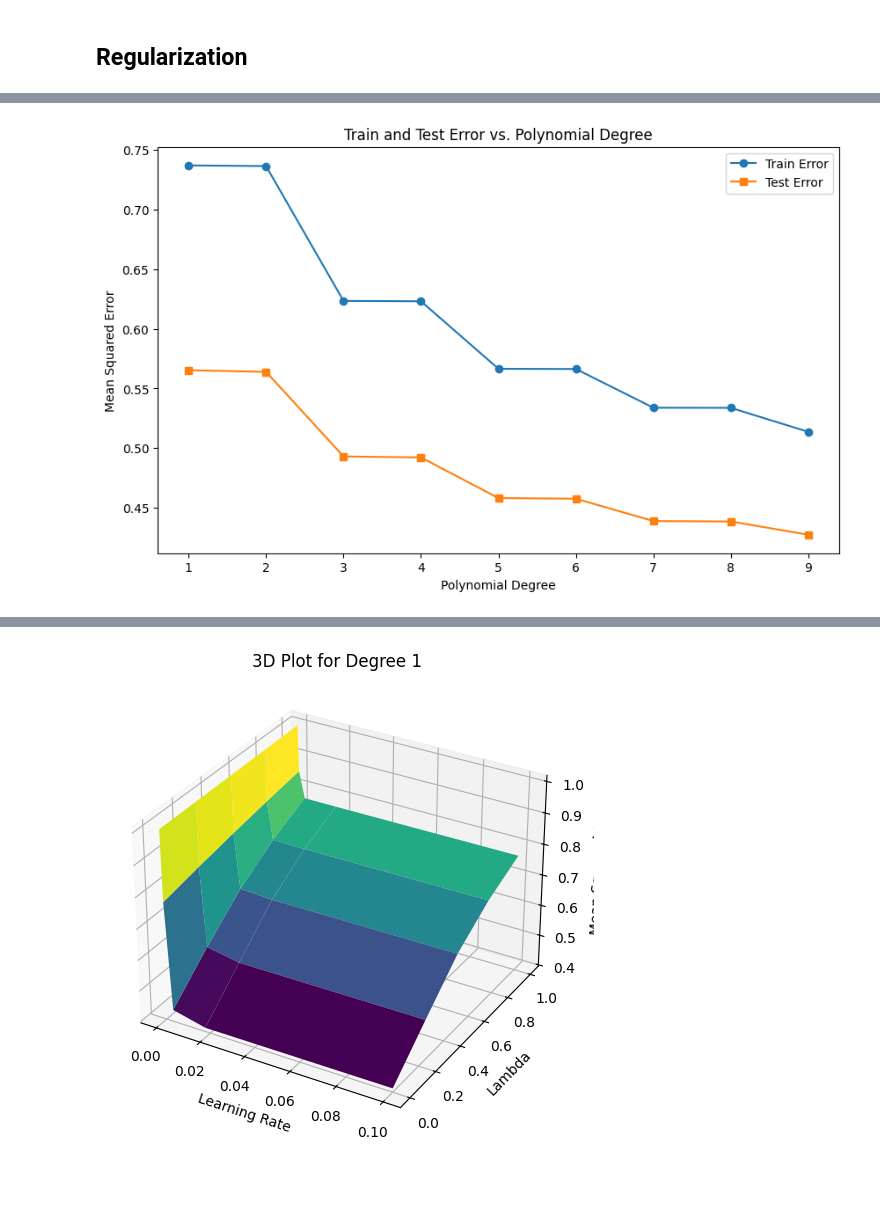
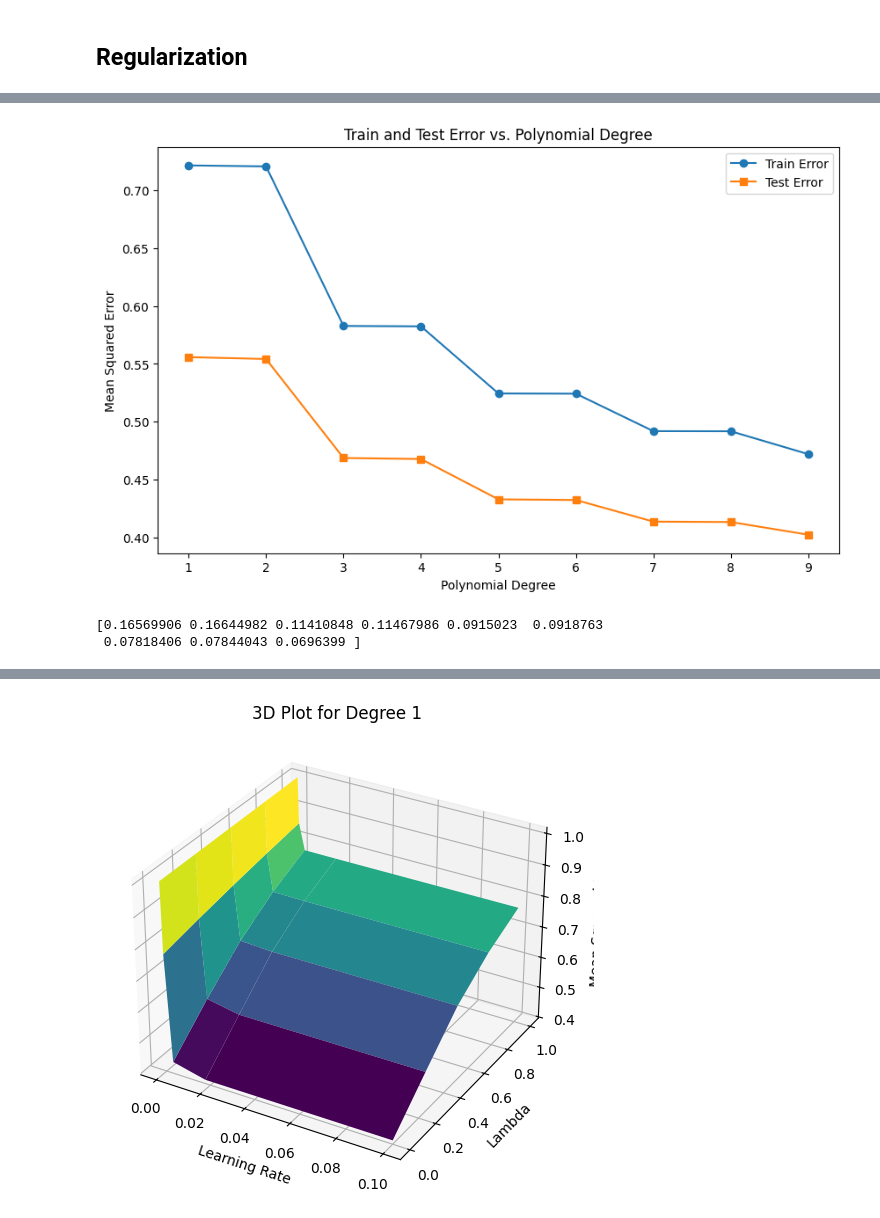
Before and after one commit to RastogiAdit/FODS-Assignment_1, a Jupyter notebook: Assignment-1.ipynb, the cells around one changed output, grey strips where cells are left out. Cells and saved outputs as stored; diff of their text form; code cells hidden in the pictures; blank space fills up the shorter version.

```diff
--- a/Assignment-1.ipynb
+++ b/Assignment-1.ipynb
@@ -229,0 +239,17 @@ plt.show()
+# %%
+fig, axes = plt.subplots(3, 3, figsize=(15, 15))
+axes = axes.flatten()
+
+for deg in range(1, 10):
+    ax = axes[deg - 1]
+
+    ax.plot(lambdas, all_total_error[deg], label='Test Error', color='purple', marker='d')
+
+    ax.set_title(f'Degree {deg}')
+    ax.set_xlabel('Lambda')
+    ax.set_ylabel('Test Error')
+    ax.legend()
+    ax.grid(True)
+
+plt.tight_layout()
+plt.show()
@@ -229,0 +258,25 @@ plt.show()
+# %%
+optimal_lambdas = {}
+min_test_error = float('inf')
+min_lambda_overall = None
+min_deg_overall = None
+
+print("Optimal lambdas for each degree:")
+
+for deg in range(1, 10):
+
+    errors = all_total_error[deg]
+    min_lambda = errors[np.argmin(errors)]
+
+    optimal_lambdas[deg] = min_lambda
+    min_test_error = min(min_test_error, min(errors))
+    if min_test_error == min(errors):
+        min_lambda_overall = min_lambda
+        min_deg_overall = deg
+
+
+    print(f"Degree {deg} optimal lambda: {min_lambda}, with total error (Bias^2 + Variance): {min(errors)}")
+
+print(f"\nOverall least total error: {min_test_error}")
+print(f"Corresponding lambda: {min_lambda_overall}")
+print(f"Degree: {min_deg_overall}")
@@ -248,32 +316,37 @@ def compute_error_L2_vectorized(X, y, w):
 
 degrees = range(1, 10)
 train_errors = []
 test_errors = []
 
 for deg in degrees:
     X_train_design = pre_compute(train_set['X'].values, deg)
     X_test_design = pre_compute(test_set['X'].values, deg)
 
     y_train = train_set['Y'].values
     y_test = test_set['Y'].values
 
     w = np.zeros(deg + 1)
 
-    w = gradient_descent_L2_vectorized(X_train_design, y_train, w, ln_lambda=0.5, max_iter=500)
+    w = gradient_descent_L2_vectorized(X_train_design, y_train, w, optimal_lambdas[deg], max_iter=500)
 
     train_error = compute_error_L2_vectorized(X_train_design, y_train, w)
     test_error = compute_error_L2_vectorized(X_test_design, y_test, w)
 
     train_errors.append(train_error)
     test_errors.append(test_error)
 
 plt.figure(figsize=(10, 6))
 plt.plot(degrees, train_errors, label='Train Error', marker='o')
 plt.plot(degrees, test_errors, label='Test Error', marker='s')
 plt.xlabel('Polynomial Degree')
 plt.ylabel('Mean Squared Error')
 plt.title('Train and Test Error vs. Polynomial Degree')
 plt.legend()
 plt.show()
 # %% [output]
-[figure, old version]
+[figure, new version]
+# %%
+print(np.array(train_errors) - np.array(test_errors))
+# %% [output]
+[0.16569906 0.16644982 0.11410848 0.11467986 0.0915023  0.0918763
+ 0.07818406 0.07844043 0.0696399 ]
```
Also changed, not shown: parts of 11 cells of this notebook.
